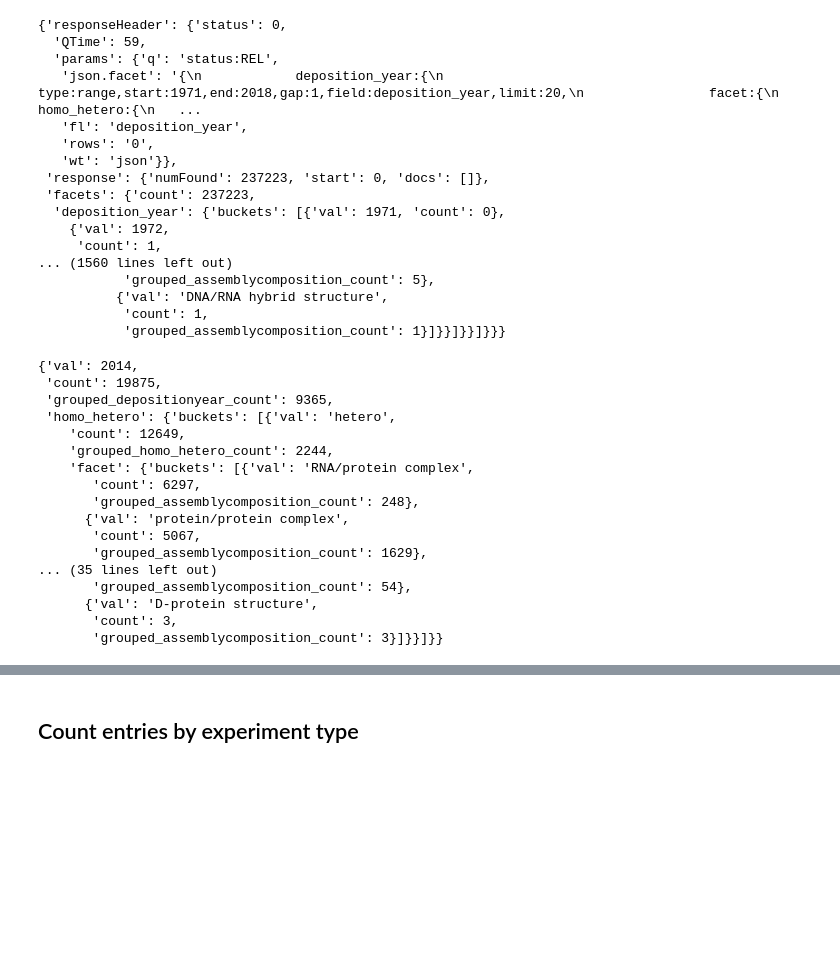
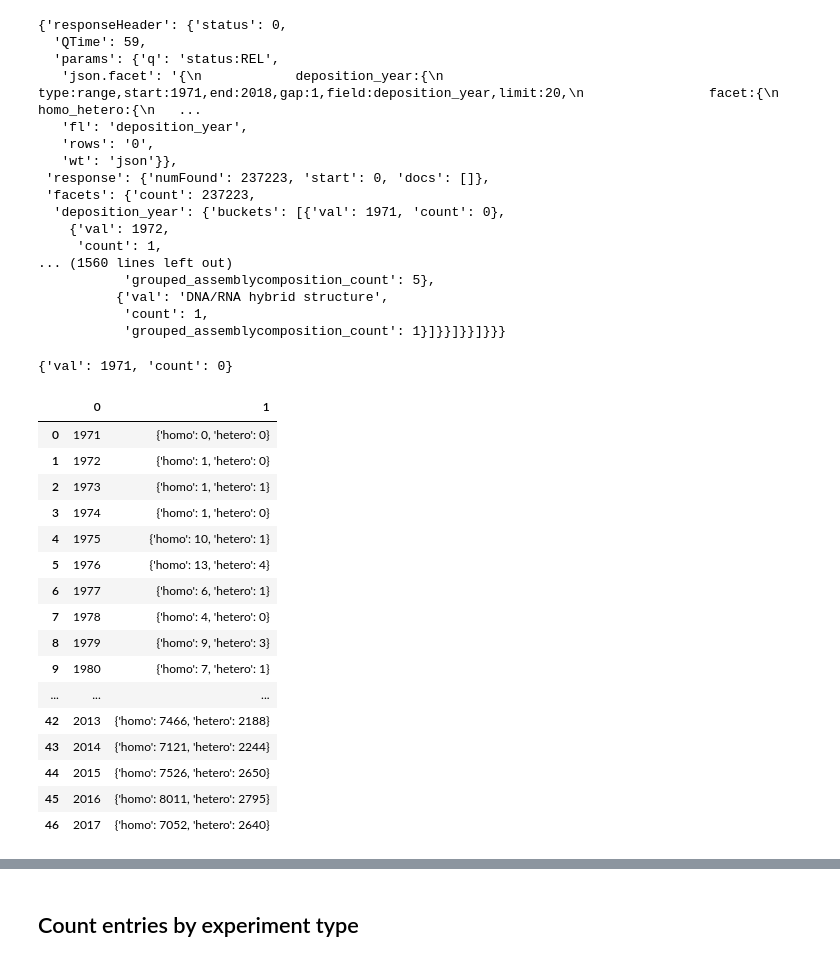
Before and after one commit to PDBeurope/PDBe_Programming, a Jupyter notebook: search_interface/notebooks/LifeCycle.ipynb, the cells around one changed output, grey strips where cells are left out. Saved outputs shown, nothing was run; the diff lists cells and outputs as text; code cells hidden in the pictures; blank space fills up the shorter version.

```diff
--- a/search_interface/notebooks/LifeCycle.ipynb
+++ b/search_interface/notebooks/LifeCycle.ipynb
@@ -77,25 +77,29 @@ response.raw_content
            'count': 1,
            'grouped_assemblycomposition_count': 1}]}}]}}]}}}
 # %%
-response.raw_content['facets']['deposition_year']['buckets'][-4]
+response.raw_content['facets']['deposition_year']['buckets'][0]
 # %% [output]
-{'val': 2014,
- 'count': 19875,
- 'grouped_depositionyear_count': 9365,
- 'homo_hetero': {'buckets': [{'val': 'hetero',
-    'count': 12649,
-    'grouped_homo_hetero_count': 2244,
-    'facet': {'buckets': [{'val': 'RNA/protein complex',
-       'count': 6297,
-       'grouped_assemblycomposition_count': 248},
-      {'val': 'protein/protein complex',
-       'count': 5067,
-       'grouped_assemblycomposition_count': 1629},
-... (35 lines left out)
-       'grouped_assemblycomposition_count': 54},
-      {'val': 'D-protein structure',
-       'count': 3,
-       'grouped_assemblycomposition_count': 3}]}}]}}
+{'val': 1971, 'count': 0}
+# %%
+pandas.DataFrame(list(rows.items()) )
+# %% [output]
+|  | 0 | 1 |
+| 0 | 1971 | {'homo': 0, 'hetero': 0} |
+| 1 | 1972 | {'homo': 1, 'hetero': 0} |
+| 2 | 1973 | {'homo': 1, 'hetero': 1} |
+| 3 | 1974 | {'homo': 1, 'hetero': 0} |
+| 4 | 1975 | {'homo': 10, 'hetero': 1} |
+| 5 | 1976 | {'homo': 13, 'hetero': 4} |
+| 6 | 1977 | {'homo': 6, 'hetero': 1} |
+| 7 | 1978 | {'homo': 4, 'hetero': 0} |
+| 8 | 1979 | {'homo': 9, 'hetero': 3} |
+| 9 | 1980 | {'homo': 7, 'hetero': 1} |
+| ... | ... | ... |
+| 42 | 2013 | {'homo': 7466, 'hetero': 2188} |
+| 43 | 2014 | {'homo': 7121, 'hetero': 2244} |
+| 44 | 2015 | {'homo': 7526, 'hetero': 2650} |
+| 45 | 2016 | {'homo': 8011, 'hetero': 2795} |
+| 46 | 2017 | {'homo': 7052, 'hetero': 2640} |
 # %%
 import pandas
 
```
Also changed, not shown: parts of 1 cell of this notebook.
